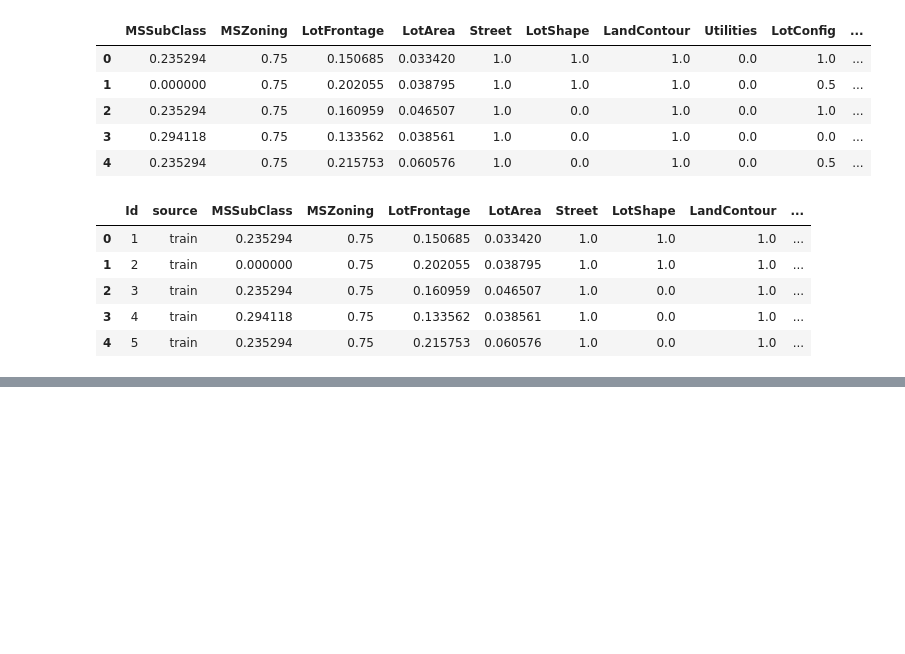
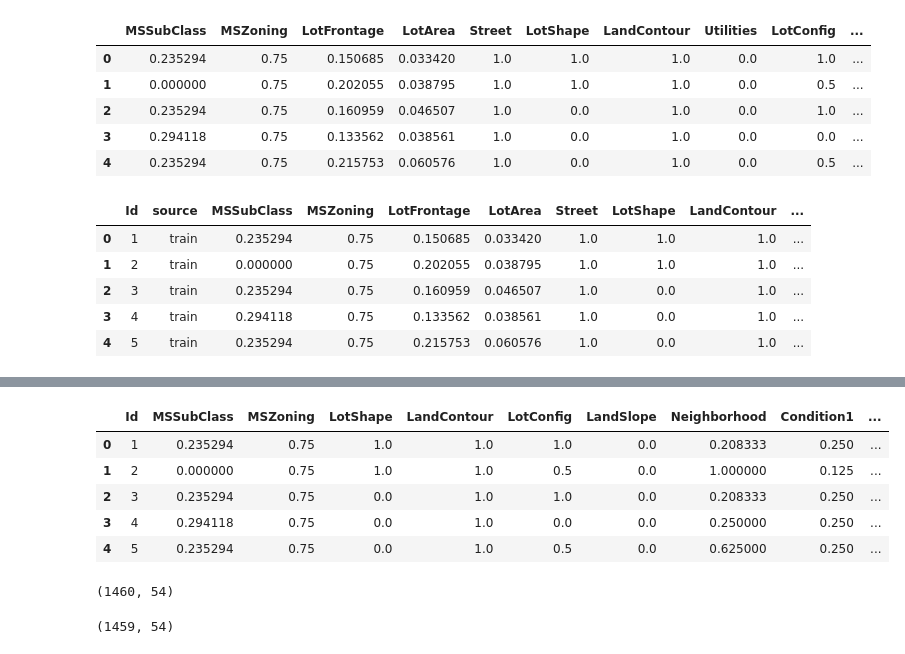
Before and after one commit to fardusalam/Advance-House-Price-Prediction, a Jupyter notebook: Feature Engineering.ipynb, the cells around one changed output, grey strips where cells are left out. Cells and saved outputs as stored; diff of their text form; code cells hidden in the pictures; blank space fills up the shorter version.

Commit message:
Feature Selection with Variance Threshold

```diff
--- a/Feature Engineering.ipynb
+++ b/Feature Engineering.ipynb
@@ -340,0 +387,6 @@ dataset.head()
+# %%
+X_train = processed_train.copy()
+# %%
+# Fit to model
+var = VarianceThreshold(threshold = 0.01)
+selected = var.fit(X_train)
@@ -340,0 +405,18 @@ dataset.head()
+# %%
+## seleceted columns
+selected_features = X_train.columns[selected.get_support()]
+# %%
+new_x_train = X_train[selected_features]
+# %%
+new_x_train.head()
+# %% [output]
+|  | Id | MSSubClass | MSZoning | LotShape | LandContour | LotConfig | LandSlope | Neighborhood | Condition1 | ... |
+| 0 | 1 | 0.235294 | 0.75 | 1.0 | 1.0 | 1.0 | 0.0 | 0.208333 | 0.250 | ... |
+| 1 | 2 | 0.000000 | 0.75 | 1.0 | 1.0 | 0.5 | 0.0 | 1.000000 | 0.125 | ... |
+| 2 | 3 | 0.235294 | 0.75 | 0.0 | 1.0 | 1.0 | 0.0 | 0.208333 | 0.250 | ... |
+| 3 | 4 | 0.294118 | 0.75 | 0.0 | 1.0 | 0.0 | 0.0 | 0.250000 | 0.250 | ... |
+| 4 | 5 | 0.235294 | 0.75 | 0.0 | 1.0 | 0.5 | 0.0 | 0.625000 | 0.250 | ... |
+# %%
+new_x_train.shape
+# %% [output]
+(1460, 54)
@@ -340,0 +428,4 @@ dataset.head()
+# %%
+new_x_test.shape
+# %% [output]
+(1459, 54)
```
Also changed, not shown: parts of 12 cells of this notebook.
